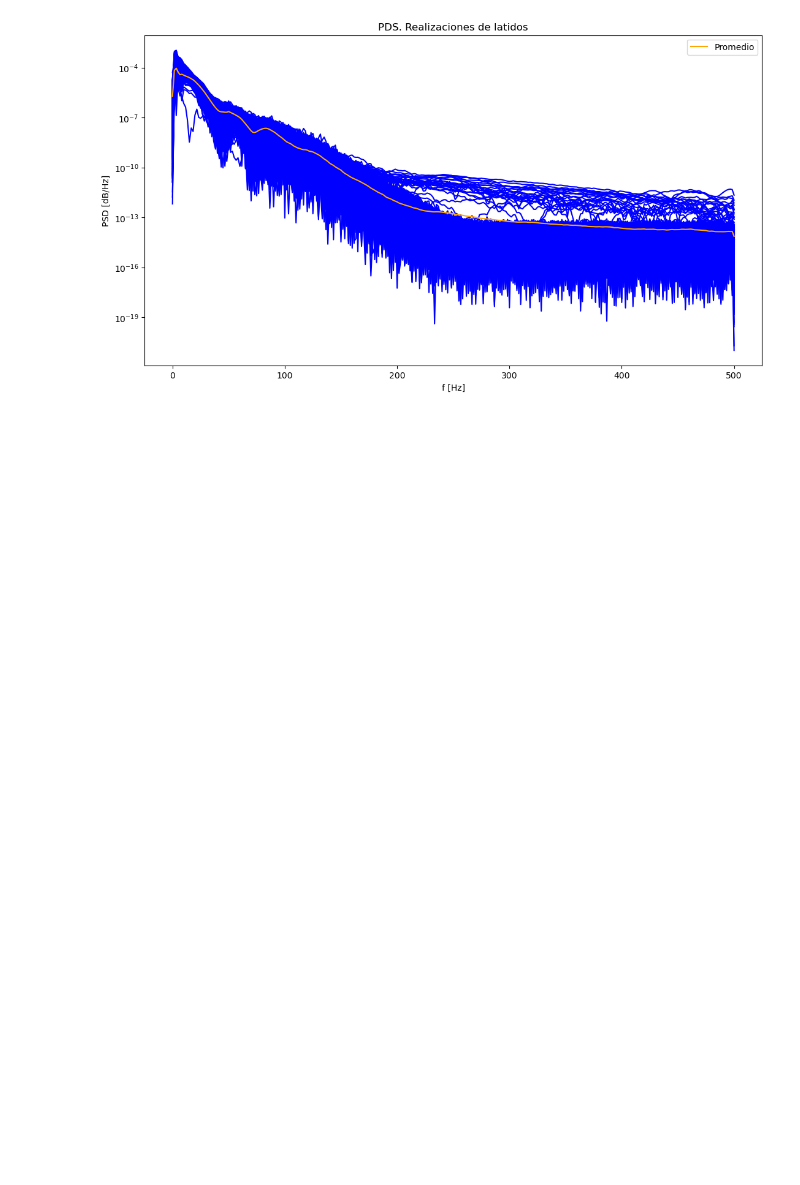
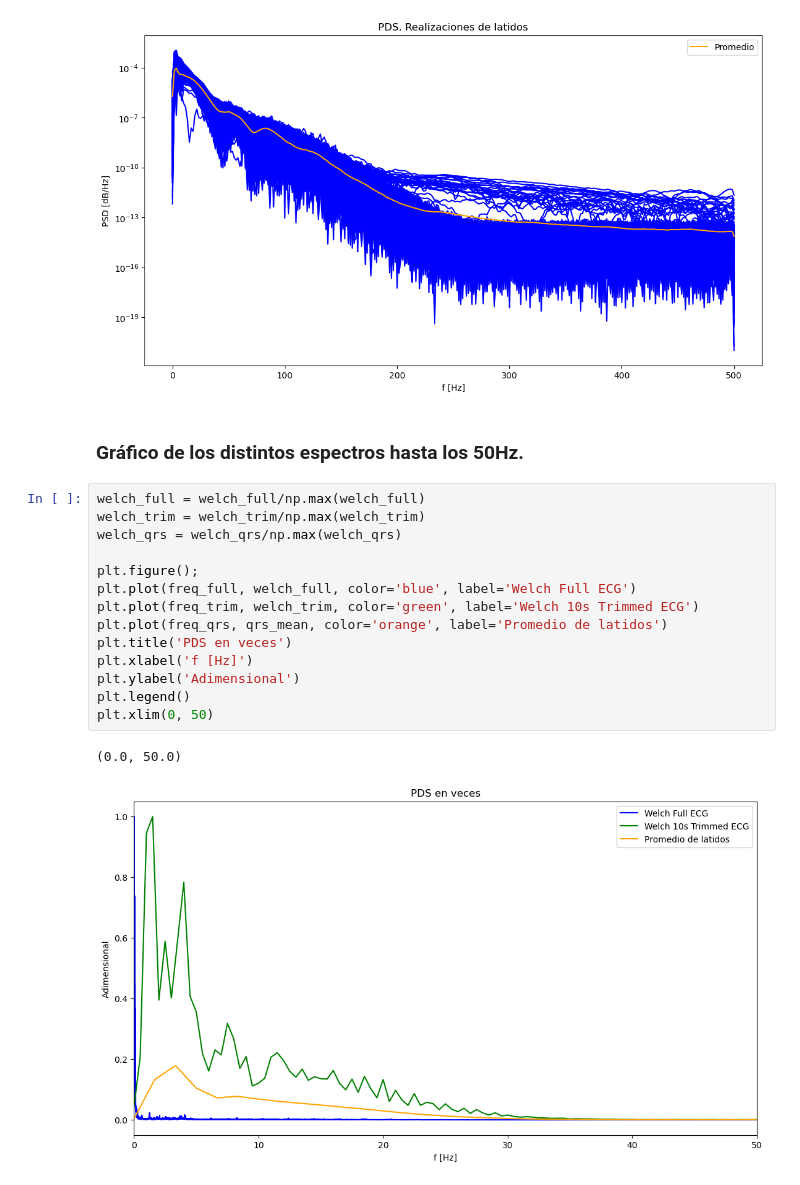
Before and after one commit to esilvaUTN/PDS, a Jupyter notebook: ts/TS8/ts8_Bandwidth_ECG.ipynb, the cells around one changed output. Cells and saved outputs as stored; diff of their text form; blank space fills up the shorter version.

```diff
--- a/ts/TS8/ts8_Bandwidth_ECG.ipynb
+++ b/ts/TS8/ts8_Bandwidth_ECG.ipynb
@@ -95,3 +95,22 @@ print('Ancho de banda a al ' + str(thresh*100) + '% del promedio de realizacione
 Ancho de banda a al 99.0% del promedio de realizaciones: 33.333333333333336
 [figure]
 [figure]
+# %% [markdown]
+### Gráfico de los distintos espectros hasta los 50Hz.
+# %%
+welch_full = welch_full/np.max(welch_full)
+welch_trim = welch_trim/np.max(welch_trim)
+welch_qrs = welch_qrs/np.max(welch_qrs)
+
+plt.figure();
+plt.plot(freq_full, welch_full, color='blue', label='Welch Full ECG')
+plt.plot(freq_trim, welch_trim, color='green', label='Welch 10s Trimmed ECG')
+plt.plot(freq_qrs, qrs_mean, color='orange', label='Promedio de latidos')
+plt.title('PDS en veces')
+plt.xlabel('f [Hz]')
+plt.ylabel('Adimensional')
+plt.legend()
+plt.xlim(0, 50)
+# %% [output]
+(0.0, 50.0)
+[figure, added]
```
Also changed, not shown: parts of 5 cells of this notebook, 4 other files.
